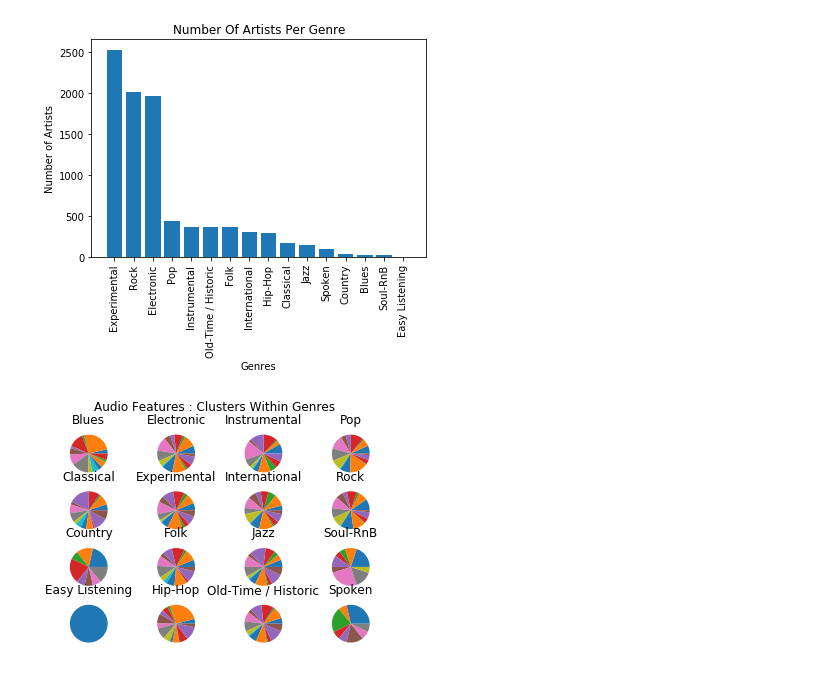
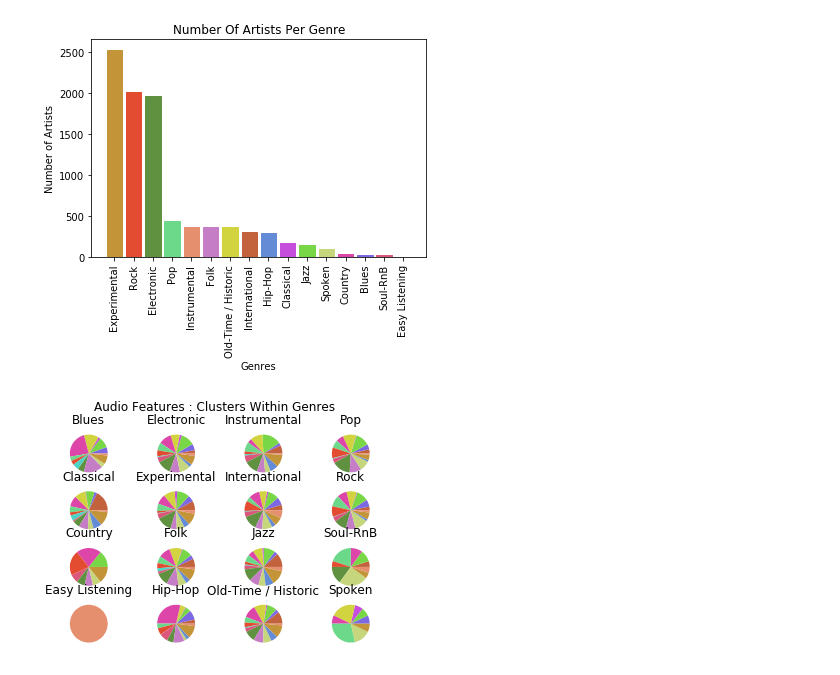
Before and after one commit to Evelios/gen-really, a Jupyter notebook: unsupervised-classification.ipynb, the cells around one changed output. Saved outputs shown, nothing was run; the diff lists cells and outputs as text; code cells hidden in the pictures.

```diff
--- a/unsupervised-classification.ipynb
+++ b/unsupervised-classification.ipynb
@@ -20,3 +19,12 @@ echonest = getEchonestData().echonest
+# %%
+genre_names = genres[genres.parent == 0].title.values
+# %%
+colors = ["#c2633e", "#7c68e2", "#78d747", "#c54edc",
+"#d1d43e", "#dd46a8", "#6bd88a", "#e44c31",
+"#4dd4c5", "#da567a", "#5f9140", "#c57dc5",
+"#c5d67d", "#648bd5", "#c39438", "#e58f6f"]
+
+genre_colors = dict(zip(genre_names, colors))
 # %%
 # Calculate the Genres of Artists
 #   Genres are calculated based off of the top_genre of the tracks
@@ -45,17 +53,21 @@ artist_genre_lookup = artist_genres.to_dict()['genre']
 # %%
 # Plot the number of artists in the top genres
 
 artist_genre_counts = artist_genres['genre'].value_counts().reset_index()
 artist_genre_counts.columns = ['genre', 'artist_count']
 
-plt.bar(artist_genre_counts['genre'], artist_genre_counts['artist_count'])
+barlist=plt.bar(artist_genre_counts['genre'], artist_genre_counts['artist_count'])
 plt.xticks(rotation='vertical')
 plt.title('Number Of Artists Per Genre')
 plt.xlabel('Genres')
 plt.ylabel('Number of Artists')
+
+for idx, genre in enumerate(artist_genre_counts['genre']):
+    barlist[idx].set_color(genre_colors[genre])
+
 plt.show()
 # %% [output]
-[figure, old version]
+[figure, new version]
 # %%
 # Get the genres for all the tracks in the echonest dataset
 echonest_artist_names = echonest.metadata.artist_name
@@ -97,13 +109,14 @@ index = 0
 fig.suptitle('Audio Features : Clusters Within Genres')
 
 for genre, data in audio_genre_clusters.groupby('genre'):
+    cluster_colors = [colors[num] for num in data.cluster]
 
     row = index % 4
     col = int(index / 4)
     index += 1
 
     sub[row, col].set_title(genre)
-    sub[row, col].pie(data.ammount)
+    sub[row, col].pie(data.ammount, colors=cluster_colors)
 # %% [output]
-[figure, old version]
+[figure, new version]
 # %%
```
Also changed, not shown: parts of 5 cells of this notebook.
